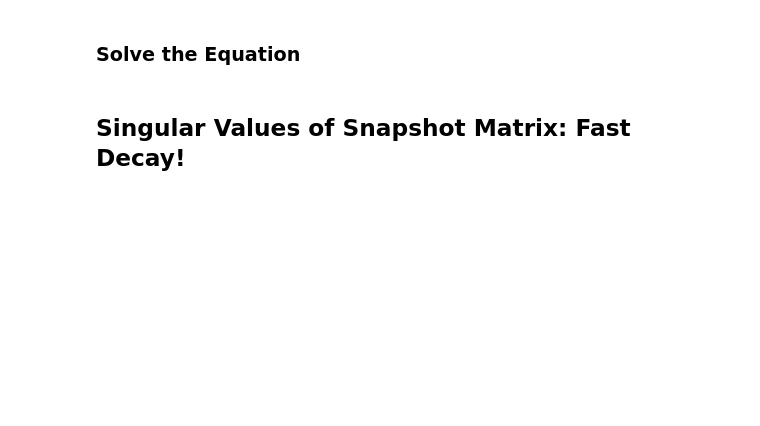
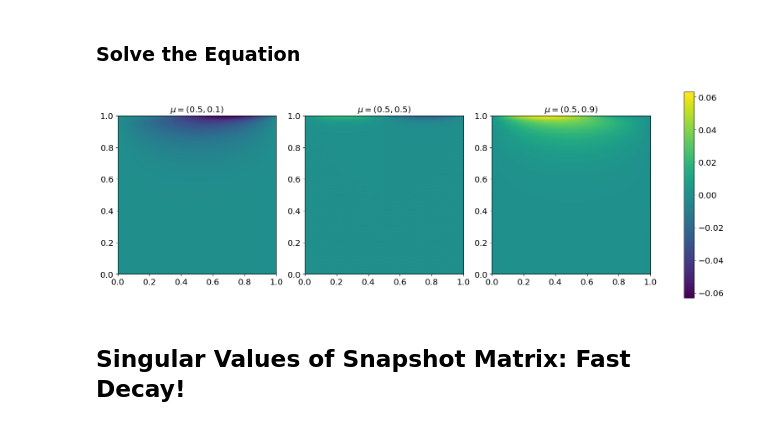
Before and after one commit to maxhirsch/intro-to-rom, a Jupyter notebook: Allen-Cahn-ROM.ipynb, the cells around one changed output. Saved outputs shown, nothing was run; the diff lists cells and outputs as text; code cells hidden in the pictures; blank space fills up the shorter version.

```diff
--- a/Allen-Cahn-ROM.ipynb
+++ b/Allen-Cahn-ROM.ipynb
@@ -69,37 +75,62 @@ def solve_allen_cahn(Nt, Nx, mu):
         sol[t_i] = sol[t_i-1] + dt*A@sol[t_i-1] + dt*f(sol[t_i-1])
 
     return sol
+# %%
+def solve_allen_cahn_convex_splitting(Nt, Nx, mu):
+    # discretize space and time
+    x = np.linspace(0, 1, Nx)
+    t = np.linspace(0, 1, Nt)
+
+    dt = t[1] - t[0] # time step
+    dx = x[1] - x[0] # space step
+    A = (np.diag(-2*np.ones(Nx)) + np.diag(np.ones(Nx-1), 1) + np.diag(np.ones(Nx-1), -1))/dx**2
+
+    # initialize solution
+    sol = np.zeros((Nt, Nx))
+    sol[0] = u0(x, mu) # set time 0 to be initial condition
+
+    # time step with forward Euler
+    for t_i in range(1, Nt):
+        # want this function to equal 0
+        def func(s):
+            return (s - sol[t_i-1])/dt - A @ (s + sol[t_i-1])/2 + (s**3 - sol[t_i-1])
+        root = fsolve(func, sol[t_i-1])
+        sol[t_i] = root
+
+    return sol
 # %%
 Nt = 100
 Nx = 100
 
 # solve Allen-Cahn for three different parameters
 mu = np.array([0.5, 0.1])
-sol1 = solve_allen_cahn(Nt, Nx, mu)
+sol1 = solve_allen_cahn_convex_splitting(Nt, Nx, mu)
 
 mu = np.array([0.5, 0.5])
-sol2 = solve_allen_cahn(Nt, Nx, mu)
+sol2 = solve_allen_cahn_convex_splitting(Nt, Nx, mu)
 
 mu = np.array([0.5, 0.9])
-sol3 = solve_allen_cahn(Nt, Nx, mu)
+sol3 = solve_allen_cahn_convex_splitting(Nt, Nx, mu)
 
 # plot results
 fig, axes = plt.subplots(1, 3, figsize=(15, 5), constrained_layout=True)
 vmin = min(sol1.min(), sol2.min(), sol3.min())
 vmax = max(sol1.max(), sol2.max(), sol3.max())
 
-im1 = axes[0].imshow(sol1, vmin=vmin, vmax=vmax)
+im1 = axes[0].imshow(sol1, vmin=vmin, vmax=vmax, extent=[0, 1, 0, 1])
 axes[0].set_title("$\\mu = (0.5, 0.1)$")
 
-im2 = axes[1].imshow(sol2, vmin=vmin, vmax=vmax)
+im2 = axes[1].imshow(sol2, vmin=vmin, vmax=vmax, extent=[0, 1, 0, 1])
 axes[1].set_title("$\\mu = (0.5, 0.5)$")
 
-im3 = axes[2].imshow(sol3, vmin=vmin, vmax=vmax)
+im3 = axes[2].imshow(sol3, vmin=vmin, vmax=vmax, extent=[0, 1, 0, 1])
 axes[2].set_title("$\\mu = (0.5, 0.9)$")
 
 fig.colorbar(im1, ax=axes, orientation='vertical', fraction=.1)
 plt.savefig("allen-cahn-solutions.pdf", bbox_inches="tight")
 plt.show()
+# %% [output]
+[figure, added]
 # %% [markdown]
 ## Singular Values of Snapshot Matrix: Fast Decay!
 # %%
```
Also changed, not shown: parts of 16 cells of this notebook.
